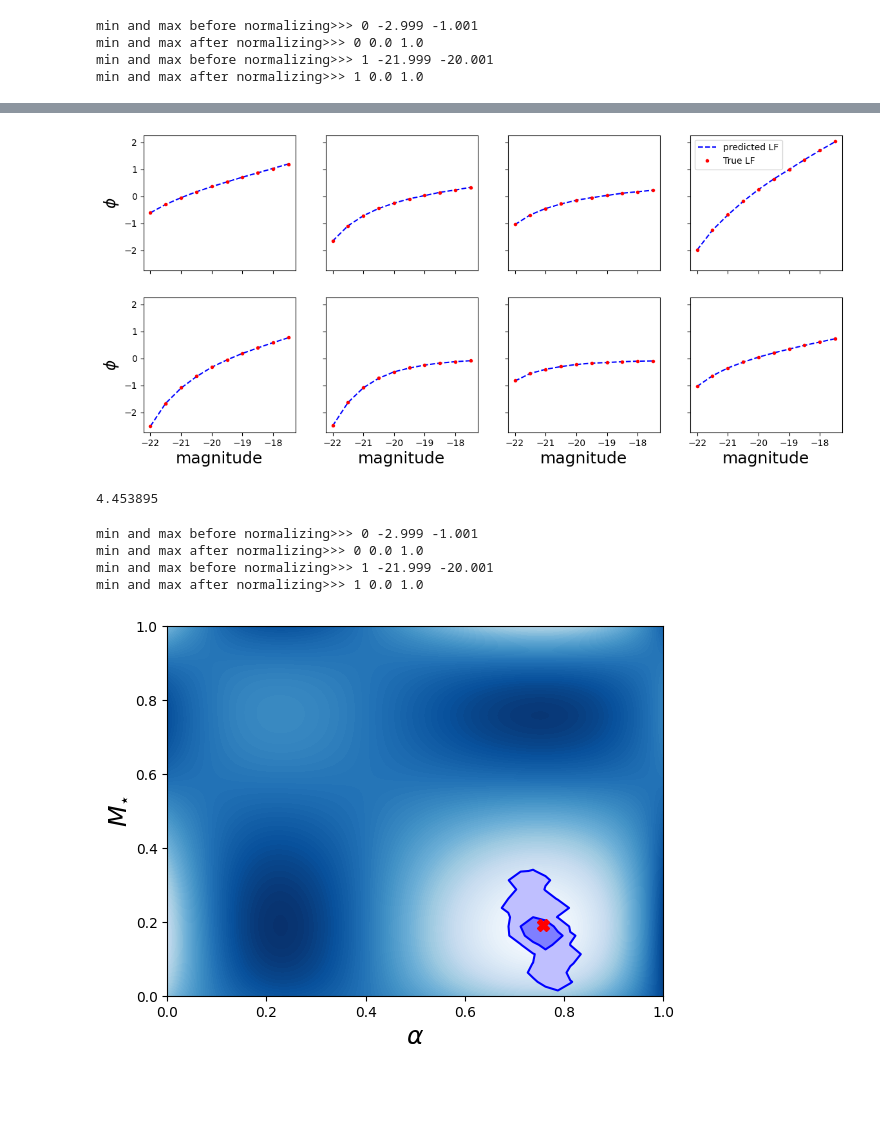
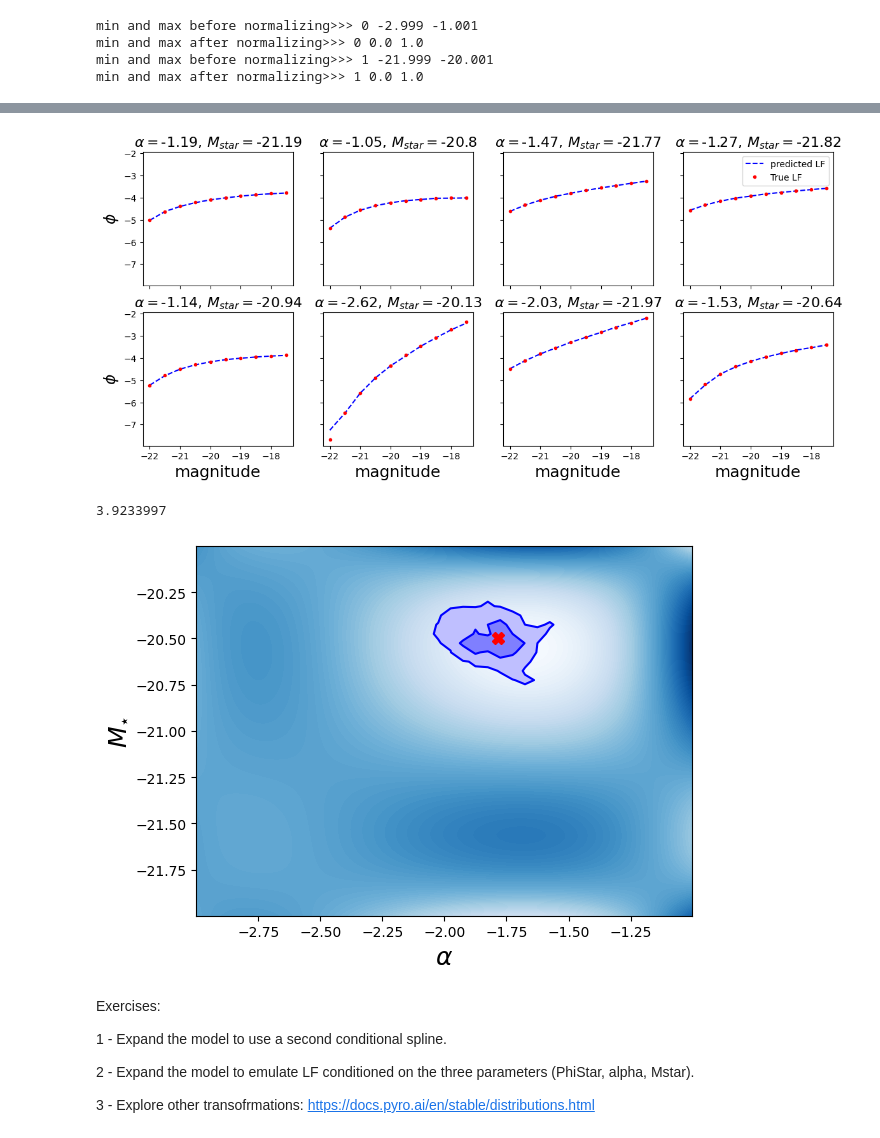
Before and after one commit to sultan-hassan/tutorials, a Jupyter notebook: NF_UVLF.ipynb, the cells around one changed output, grey strips where cells are left out. Drawn from its saved outputs; the diff is of its cells as text; code cells hidden in the pictures; blank space fills up the shorter version.

```diff
--- a/NF_UVLF.ipynb
+++ b/NF_UVLF.ipynb
@@ -147,7 +172,7 @@ train_dataloader = DataLoader(list(zip(X_data, Y_data)), batch_size=32,  shuffle
 # %%
 %%time
 # "training loop"
-steps = 1000
+steps = 500
 optimizer = torch.optim.Adam(modules.parameters(), lr=0.001) # optimizer
 for step in range(steps):
     train_loss = 0
@@ -199,20 +219,25 @@ n = 0
 for i in range(2):
   ax[i,0].set_ylabel(r"$\phi$", fontsize=18)
   for j in range(4):
-    ax[i,j].plot(magnitude, dist_LF_given_param.condition(Y_data[ind[n]]).sample().detach().numpy(), 'b--', label='predicted LF')
-    ax[i,j].plot(magnitude, X_data.detach().numpy()[ind[n]], 'r.', label='True LF')
+    ax[i,j].plot(magnitude, dist_LF_given_param.condition(Y_data[ind[n]]).sample().detach().numpy()*store_std + store_mean, 'b--', label='predicted LF')
+    ax[i,j].plot(magnitude, X_data.detach().numpy()[ind[n]]*store_std + store_mean, 'r.', label='True LF')
+
+    alpha_i = Y_data.detach().numpy()[ind[n]][0]*(lab_max[0] - lab_min[0]) + lab_min[0]
+    mstar_i = Y_data.detach().numpy()[ind[n]][1]*(lab_max[1] - lab_min[1]) + lab_min[1]
+
+    ax[i,j].set_title(r"$\alpha=$" + str(round(alpha_i,2)) + r"$,\, M_{star}=$"+str(round(mstar_i,2)), fontsize=16)
     ax[1,j].set_xlabel("magnitude", fontsize=18)
     n+=1
 ax[0,3].legend()
 plt.show()
 # %% [output]
-[figure, old version]
+[figure, new version]
 # %%
 # good now the model has learned the probability of the LF given the parameters === the likelihood for free! Since the prior is uniform, likelihood ~ posterior!
 
-#Pick_up a mock LF from 0 to 1000 total number of samples
+#Pick_up a mock LF index from 0 to 1000 total number of samples
 
-ind_s = 630
+ind_s = 130
 
 x_mock = X_data[ind_s]
 y_mock = Y_data[ind_s]
@@ -223,22 +248,13 @@ mock_prob  = dist_LF_given_param.condition(y_mock).log_prob(x_mock).mean().detac
 
 print (mock_prob)
 # %% [output]
-4.453895
+3.9233997
 # %%
 # generate new samples over the prior range, to observe some noise maybe 1e4 samples enough!
 num_sam      = 1000
 y_sample     = sampling(num_sam)
 for i in range(label_dim):
-    print ( "min and max before normalizing>>>", i, y_sample[:,i].min() ,  y_sample[:,i].max())
-
-    y_sample[:,i] = (y_sample[:,i] - y_sample [:,i].min())/(y_sample[:,i].max() - y_sample[:,i].min())
-
-    print ( "min and max after normalizing>>>", i, y_sample[:,i].min(),   y_sample[:,i].max())
+    y_sample[:,i] = (y_sample[:,i] - lab_min[i])/(lab_max[i] - lab_min[i]) # the model has knowledge of the min/max of the training labels so we need to use that!
-# %% [output]
-min and max before normalizing>>> 0 -2.999 -1.001
-min and max after normalizing>>> 0 0.0 1.0
-min and max before normalizing>>> 1 -21.999 -20.001
-min and max after normalizing>>> 1 0.0 1.0
 # %%
 # compute all probability of the mock LF over the entire set of the new parameters
 
@@ -253,22 +269,35 @@ y_sample      = y_sample.detach().numpy()
 # %%
 # normalize all probabilities
 prob_norm  = np.exp(mock_prob_all - np.max(mock_prob_all))
+
+# scale back
+for i in range(2):
+  y_sample[:,i] = y_sample[:,i]*(lab_max[i] - lab_min[i]) + lab_min[i]
+
 # smooth bivariant spline
 sbs        = interpolate.SmoothBivariateSpline(y_sample[:,0],y_sample[:,1], prob_norm, kx=3,ky=3)
 # generate mesh
 xi, yi     = np.meshgrid(np.linspace(y_sample[:,0].min(), y_sample[:,0].max(), num_sam) , np.linspace(y_sample[:,1].min(), y_sample[:,1].max(), num_sam) )
 zi         = sbs.ev(xi, yi)
 # show the smoothed probabilities
-plt.contourf(xi, yi, zi, 100, cmap='Blues_r')#, norm=colors.SymLogNorm(linthresh=0.1))
+plt.contourf(xi, yi, zi, 100, cmap='Blues_r')
 # plot contours
 corner.hist2d(y_sample[:,0],y_sample[:,1], bins=40, weights=prob_norm, plot_datapoints=False,plot_density=False,
                               smooth=0.5, levels=[0.393,0.865, 0.989],fill_contours=True, color='b', alpha=0.2)
 # plot the mock
-plt.plot(y_mock[0],y_mock[1], 'X', color='r', ms=8)
+plt.plot(y_mock[0]*(lab_max[0] - lab_min[0]) + lab_min[0],y_mock[1]*(lab_max[1] - lab_min[1]) + lab_min[1], 'X', color='r', ms=8)
 
 # labels
 plt.xlabel(r"$\alpha$",fontsize=18)
 plt.ylabel(r"$M_{\star}$",fontsize=18)
 plt.show()
 # %% [output]
-[figure, old version]
+[figure, new version]
+# %% [markdown]
+Exercises:
+
+1 - Expand the model to use a second conditional spline.
+
+2 - Expand the model to emulate LF conditioned on the three parameters (PhiStar, alpha, Mstar).
+
+3 - Explore other transofrmations: https://docs.pyro.ai/en/stable/distributions.html
```
Also changed, not shown: parts of 9 cells of this notebook.
